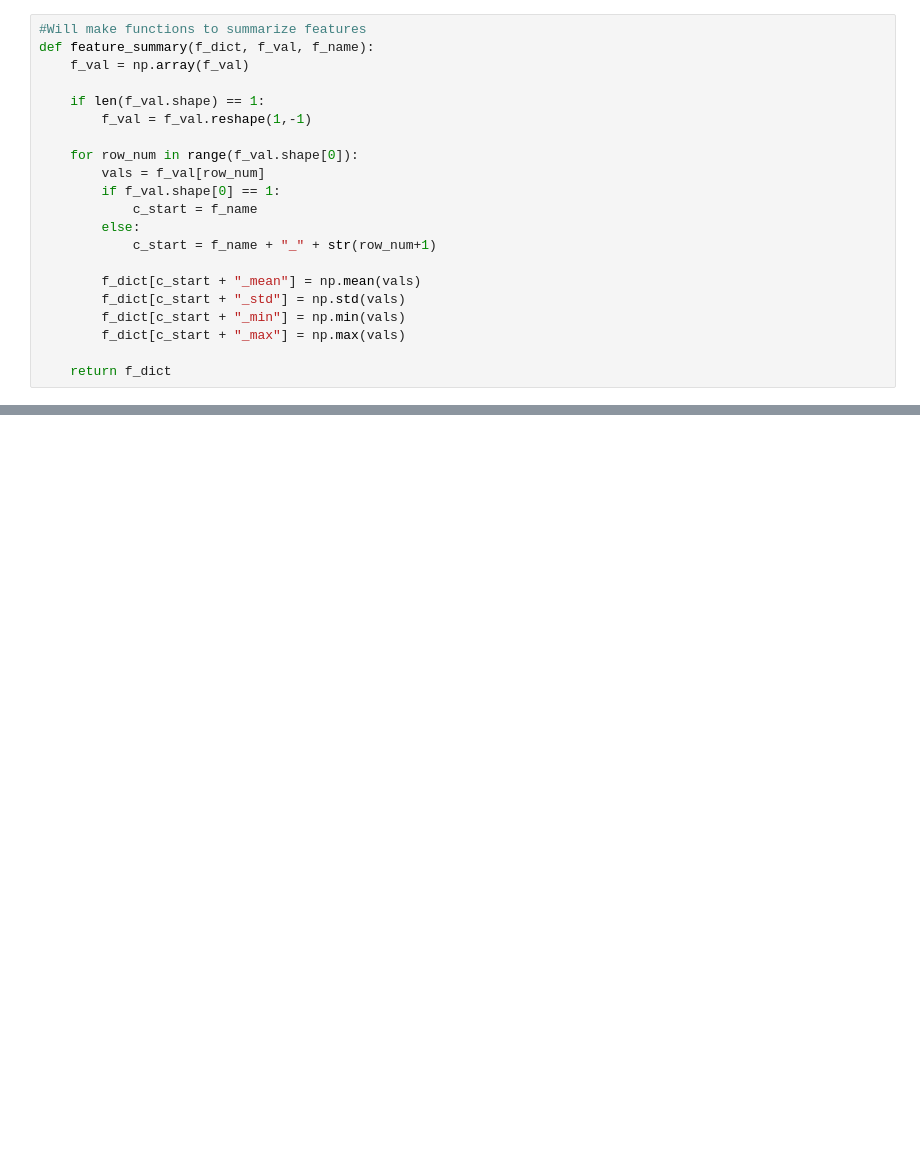
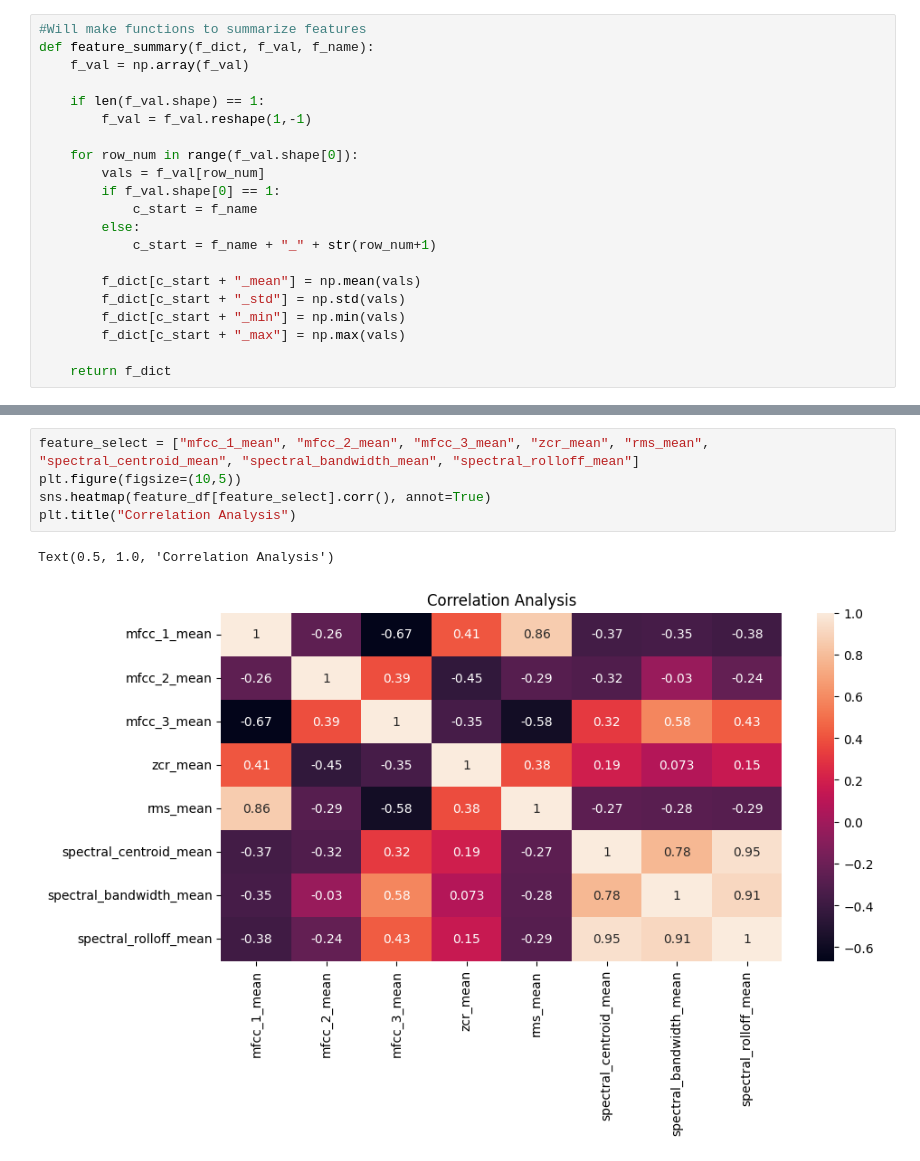
Before and after one commit to daley-tyler/Project_CSE432-532, a Jupyter notebook: SER_Project/notebooks/Data_Wrangling_Feature_5.ipynb, the cells around one changed output, grey strips where cells are left out. Cells and saved outputs as stored; diff of their text form; blank space fills up the shorter version.

```diff
--- a/SER_Project/notebooks/Data_Wrangling_Feature_5.ipynb
+++ b/SER_Project/notebooks/Data_Wrangling_Feature_5.ipynb
@@ -105,0 +126,8 @@ else:
+# %%
+feature_select = ["mfcc_1_mean", "mfcc_2_mean", "mfcc_3_mean", "zcr_mean", "rms_mean", "spectral_centroid_mean", "spectral_bandwidth_mean", "spectral_rolloff_mean"]
+plt.figure(figsize=(10,5))
+sns.heatmap(feature_df[feature_select].corr(), annot=True)
+plt.title("Correlation Analysis")
+# %% [output]
+Text(0.5, 1.0, 'Correlation Analysis')
+[figure, added]
```
Also changed, not shown: parts of 4 cells of this notebook.
